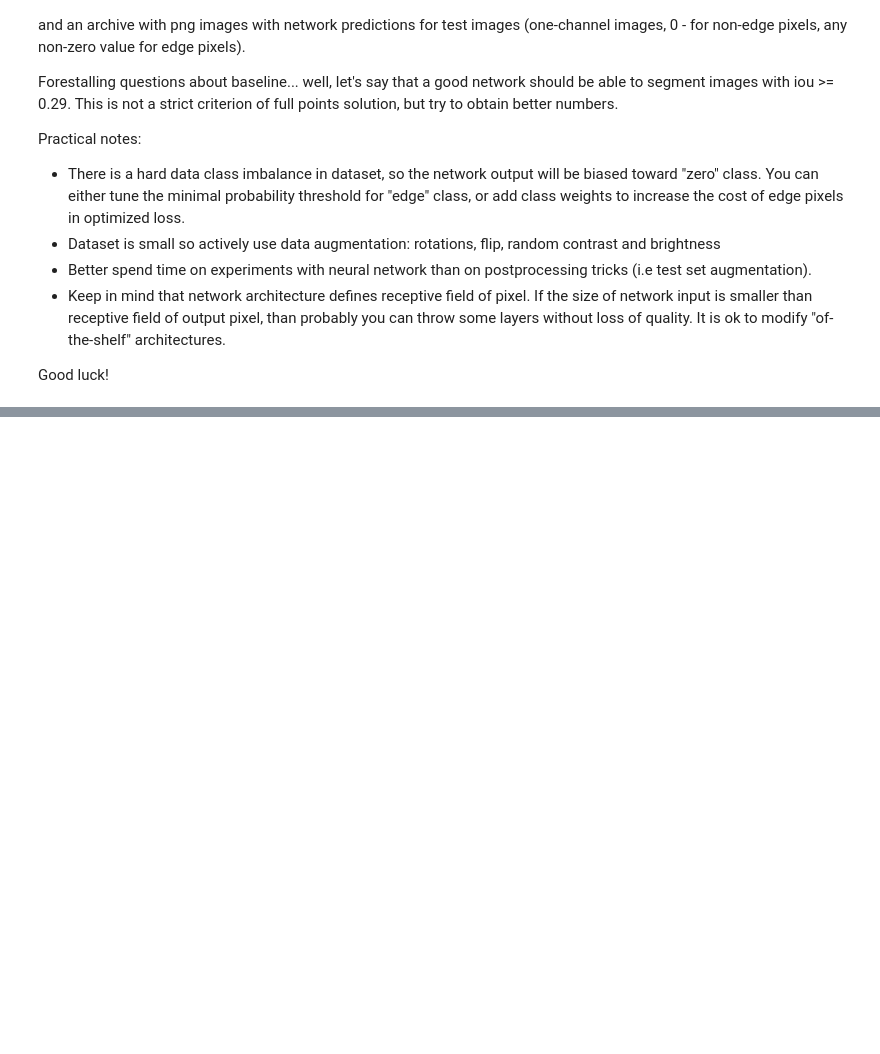
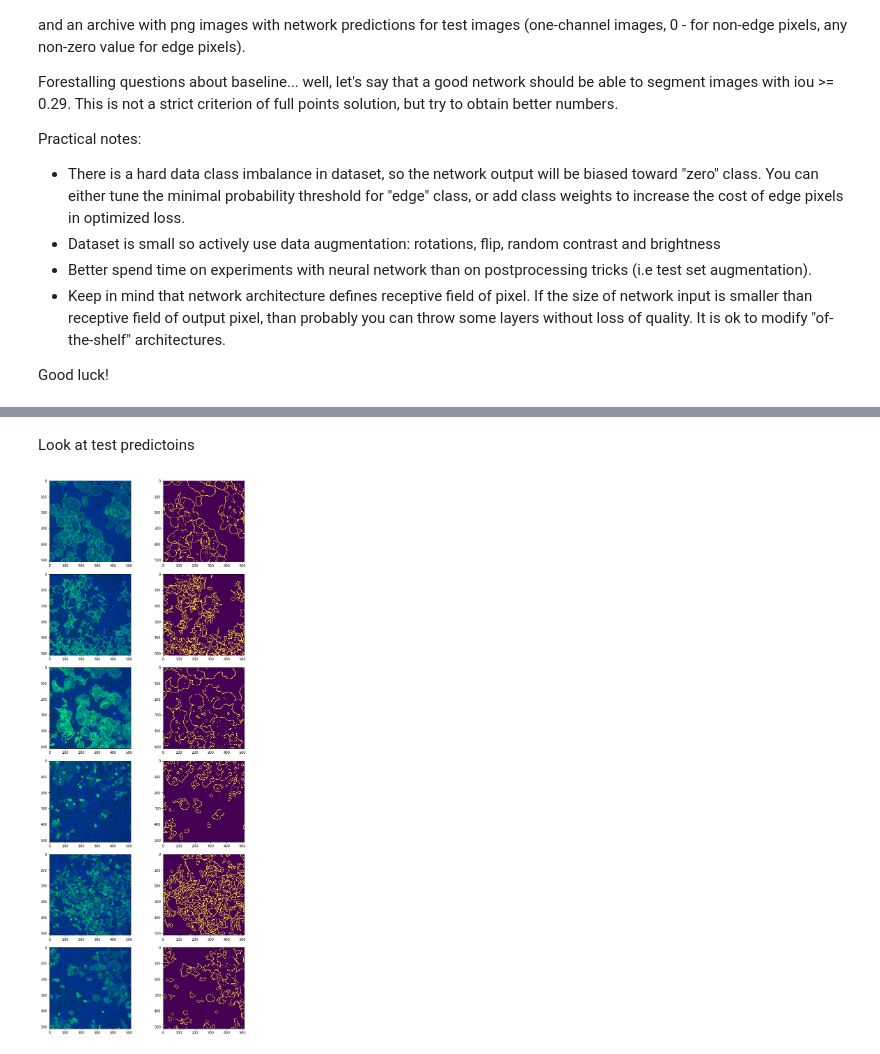
Before and after one commit to dimaischenko/Practical_DL, a Jupyter notebook: homework03/homework03_part1_both.ipynb, the cells around one changed output, grey strips where cells are left out. Saved outputs shown, nothing was run; the diff lists cells and outputs as text; code cells hidden in the pictures; blank space fills up the shorter version.

```diff
--- a/homework03/homework03_part1_both.ipynb
+++ b/homework03/homework03_part1_both.ipynb
@@ -271,0 +481,49 @@ def calc_iou(prediction, ground_truth):
+# %%
+class CellTestDataset(Dataset):
+
+    def __init__(self, images_path, transform=None):
+        self.images_pathes = sorted(glob.glob("{}/*".format(images_path)))
+        self.transform = transform
+
+    def __getitem__(self, index):
+        image = np.array(imageio.imread(self.images_pathes[index], ))
+
+        if self.transform:
+            return self.transform(image), self.images_pathes[index]
+
+        return image, self.images_pathes[index]
+
+    def __len__(self):
+        return len(self.images_pathes)
+# %%
+test_transform = transforms.Compose([
+    transforms.ToPILImage(),
+    transforms.ToTensor()
+])
+# %%
+test_dataset = CellTestDataset("./BBBC018_v1_images-fixed/test/", test_transform)
+test_images_dataset = CellTestDataset("./BBBC018_v1_images-fixed/test/", None)
+# %%
+test_images, test_masks, test_pathes = [], [], []
+
+for idx in range(len(test_dataset)):
+    out = model(test_dataset[idx][0].unsqueeze(0).to(device)).cpu()
+    predict = torch.nn.functional.softmax(out, dim=1).data.numpy()[0][1]
+
+    test_images.append(test_images_dataset[idx][0])
+    test_masks.append(predict > theta)
+    test_pathes.append(test_dataset[idx][1])
+# %% [markdown]
+Look at test predictoins
+# %%
+fig = plt.figure(figsize=(10, 34))
+fig.subplots_adjust(hspace=0.1, wspace=0.4)
+
+for i in range(6):
+    ax = fig.add_subplot(7, 2, 2 * i + 1)
+    ax.imshow(test_images[i])
+
+    ax = fig.add_subplot(7, 2, 2 * i + 2)
+    ax.imshow(test_masks[i])
+# %% [output]
+[figure, added]
```
Also changed, not shown: parts of 35 cells of this notebook, 1 other file.
